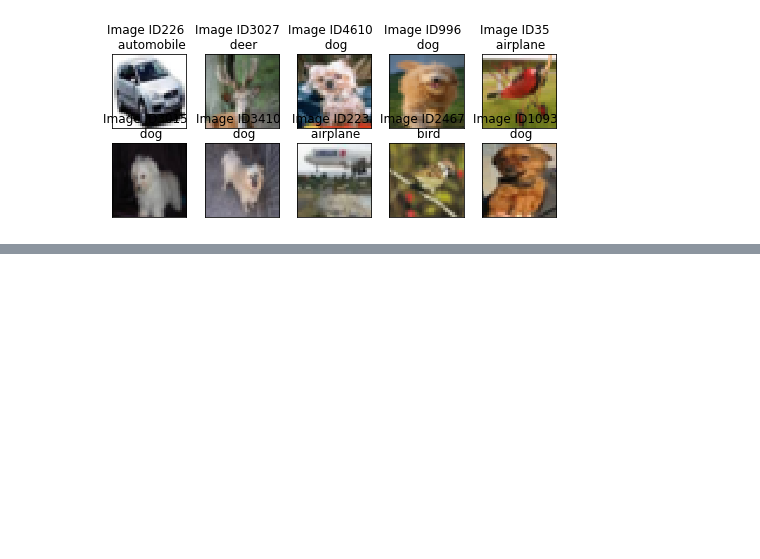
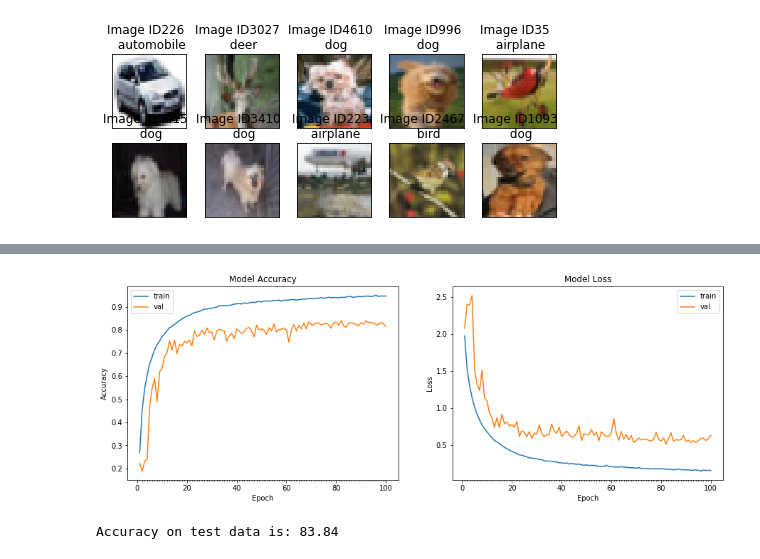
Before and after one commit to atulgupta01/EVA-Assignment, a Jupyter notebook: Assignment9/EVA_Assignment_9.ipynb, the cells around one changed output, grey strips where cells are left out. Cells and saved outputs as stored; diff of their text form; code cells hidden in the pictures; blank space fills up the shorter version.

```diff
--- a/Assignment9/EVA_Assignment_9.ipynb
+++ b/Assignment9/EVA_Assignment_9.ipynb
@@ -329,0 +389,11 @@ plt.show()
+# %%
+from keras.datasets import cifar10
+(train_features, train_labels), (test_features, test_labels) = cifar10.load_data()
+num_train, img_channels, img_rows, img_cols =  train_features.shape
+num_test, _, _, _ =  test_features.shape
+num_classes = len(np.unique(train_labels))
+train_features = train_features.astype('float32')/255
+test_features = test_features.astype('float32')/255
+# convert class labels to binary class labels
+train_labels = np_utils.to_categorical(train_labels, num_classes)
+test_labels = np_utils.to_categorical(test_labels, num_classes)
@@ -329,0 +454,21 @@ plt.show()
+# %%
+from keras.preprocessing.image import ImageDataGenerator
+
+eraser = get_random_eraser(p=0.5, s_l=0.02, s_h=0.4, r_1=0.3, r_2=1/0.3, v_l=0, v_h=255, pixel_level=False)
+
+datagen = ImageDataGenerator(zoom_range=0.0, horizontal_flip=False,
+                             preprocessing_function = eraser)
+
+# train the model
+start = time.time()
+# Train the model
+model_info = cutout_model.fit_generator(datagen.flow(train_features, train_labels, batch_size = 128),
+                                 samples_per_epoch = train_features.shape[0], nb_epoch = 100,
+                                 validation_data = (test_features, test_labels), verbose=1)
+end = time.time()
+print ("Model took %0.2f seconds to train"%(end - start))
+# plot model history
+plot_model_history(model_info)
+# compute test accuracy
+print ("Accuracy on test data is: %0.2f"%accuracy(test_features, test_labels, model))
+# %% [output]
@@ -329,0 +492,2 @@ plt.show()
+[figure, added]
+Accuracy on test data is: 83.84
```
Also changed, not shown: parts of 26 cells of this notebook.
